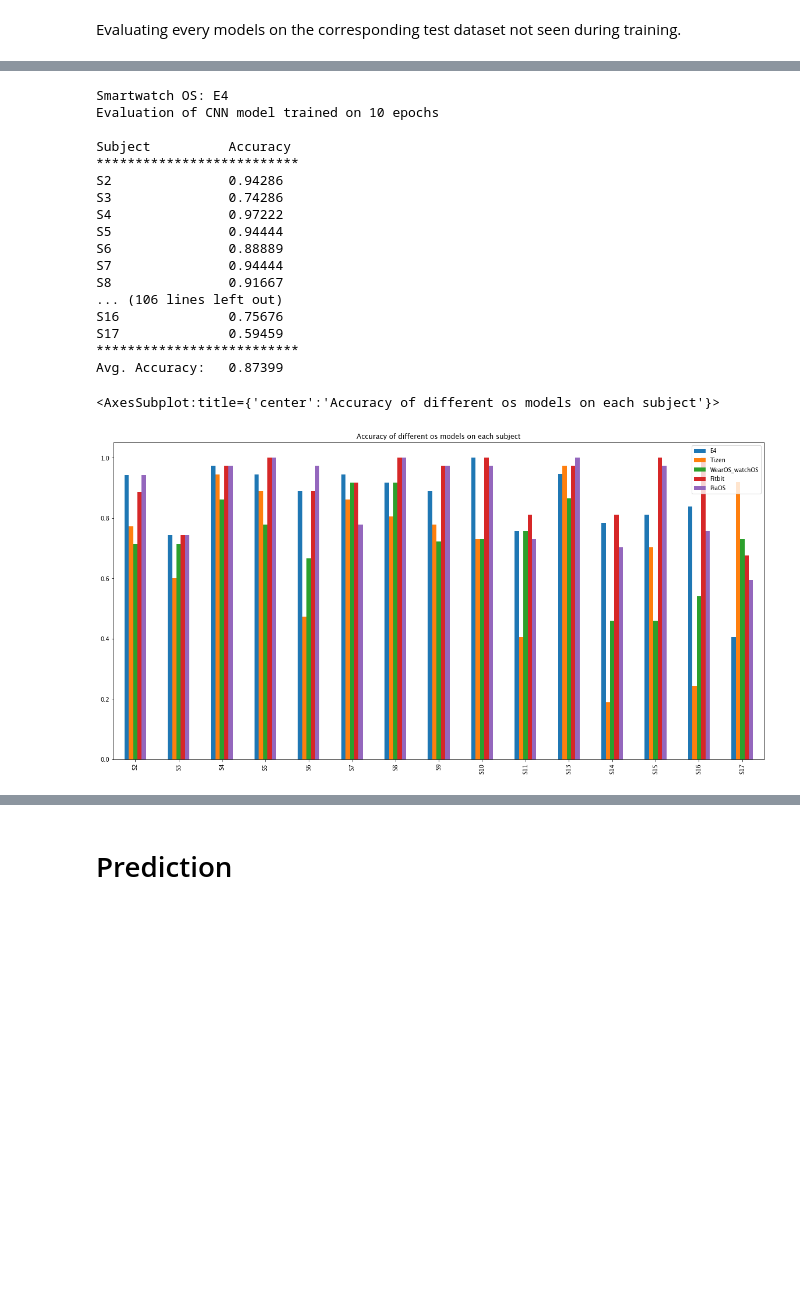
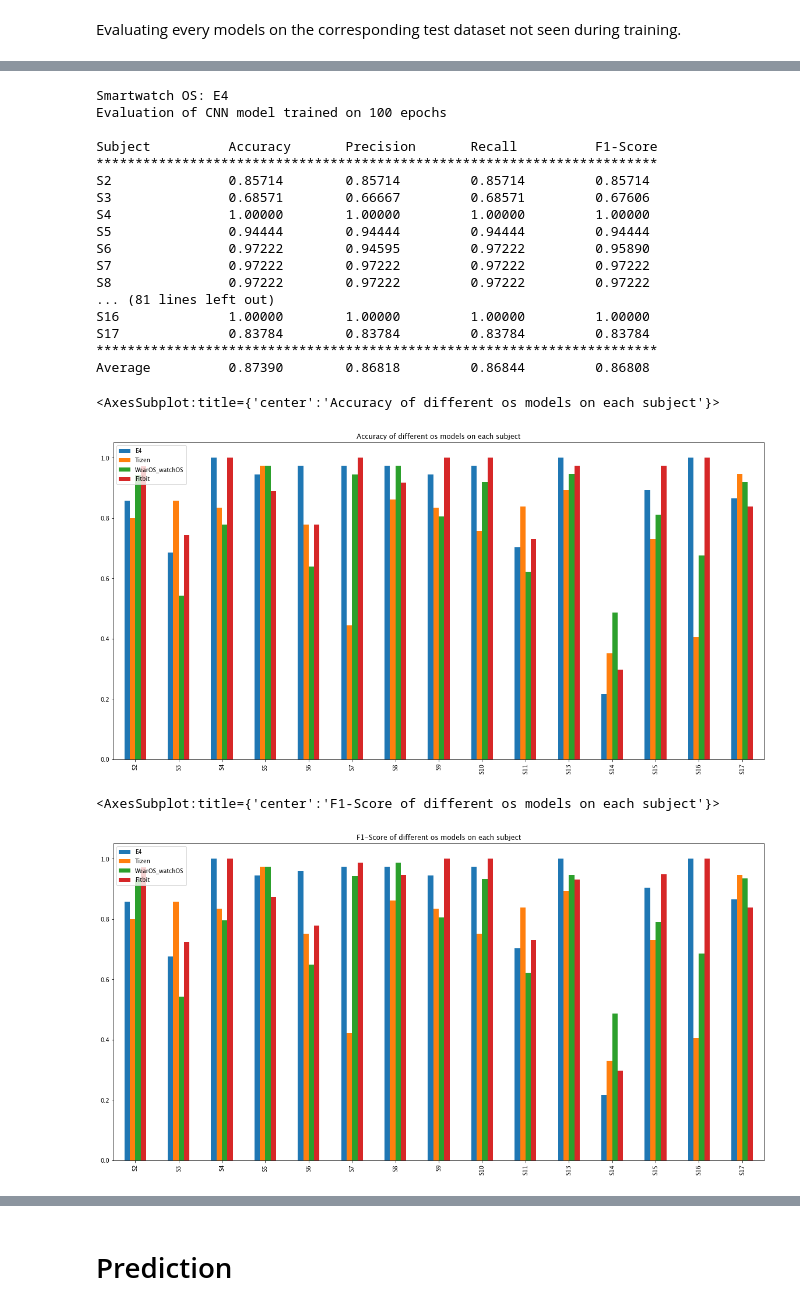
Before and after one commit to peasypi/Stress-Detection-From-Wearables, a Jupyter notebook: code/cnn.ipynb, the cells around one changed output, grey strips where cells are left out. Cells and saved outputs as stored; diff of their text form; code cells hidden in the pictures; blank space fills up the shorter version.

```diff
--- a/code/cnn.ipynb
+++ b/code/cnn.ipynb
@@ -280,7 +292,7 @@ SMARTWATCH_OS = {
     'Tizen': ['ACC_x', 'ACC_y', 'ACC_z', 'TEMP', 'BVP'],
     'WearOS_watchOS': ['ACC_x', 'ACC_y', 'ACC_z', 'TEMP'],
     'Fitbit': ['ACC_x', 'ACC_y', 'ACC_z', 'TEMP', 'EDA'],
-    'PiaOS': ['TEMP', 'EDA', 'BVP']
+    #'PiaOS': ['TEMP', 'EDA', 'BVP']
     }
 # %%
 def filter_for_smartwatch_os(smartwatch_os_name: str, all_subjects_X: list) -> list:
@@ -417,12 +436,17 @@ Evaluating every models on the corresponding test dataset not seen during traini
 # %%
 # Evaluating every models on the corresponding test dataset not seen during training.
-os_scores = {}
+os_scores_acc = {}
+os_scores_f1 = {}
 
 for os, signals in SMARTWATCH_OS.items():
 
     all_subjects_X_os = filter_for_smartwatch_os(os, all_subjects_X)
 
     all_accuracies = []
+    all_precisions = []
+    all_recalls = []
+    all_f1s = []
+
     for i, subject_id in enumerate(subject_ids):
         X_test = all_subjects_X_os[i]
         y_test = all_subjects_y[i]
@@ -435,34 +459,42 @@ for os, signals in SMARTWATCH_OS.items():
 
         model = tf.keras.models.load_model(model_path)
         accuracy = model.evaluate(X_test, y_test, verbose=0, )[1]
+        precision = model.evaluate(X_test, y_test, verbose=0, )[2]
+        recall = model.evaluate(X_test, y_test, verbose=0, )[3]
+        f1 = 2 * precision * recall / (precision + recall)
         all_accuracies.append(accuracy)
+        all_precisions.append(precision)
+        all_recalls.append(recall)
+        all_f1s.append(f1)
+
     print(f'Smartwatch OS: {os}')
     print(f'Evaluation of CNN model trained on {num_epochs} epochs\n')
-    print(f'Subject\t\t Accuracy')
-    print("**************************")
-    for i, accuracy in enumerate(all_accuracies):
-        print(f'S{subject_ids[i]}\t\t {round(accuracy, 5)}')
+    print(f'Subject\t\t Accuracy\tPrecision\tRecall\t\tF1-Score')
+    print("************************************************************************")
+    for i in range(len(all_accuracies)):
+        print(f'S{subject_ids[i]}\t\t {round(all_accuracies[i], 5):.5f}\t{round(all_precisions[i], 5):.5f}\t\t{round(all_recalls[i], 5):.5f}\t\t{round(all_f1s[i], 5):.5f}')
 
-    print("**************************")
-    print(f'Avg. Accuracy:\t {round(np.mean(all_accuracies), 5)}\n\n\n')
+    print("************************************************************************")
+    print(f'Average\t\t {round(np.mean(all_accuracies), 5):.5f}\t{round(np.mean(all_precisions), 5):.5f}\t\t{round(np.mean(all_recalls), 5):.5f}\t\t{round(np.mean(all_f1s), 5):.5f}\n\n\n')
 
-    os_scores[os] = all_accuracies
+    os_scores_acc[os] = all_accuracies
+    os_scores_f1[os] = all_f1s
 # %% [output]
 Smartwatch OS: E4
-Evaluation of CNN model trained on 10 epochs
+Evaluation of CNN model trained on 100 epochs
 
-Subject          Accuracy
-**************************
-S2               0.94286
-S3               0.74286
-S4               0.97222
-S5               0.94444
-S6               0.88889
-S7               0.94444
-S8               0.91667
-... (106 lines left out)
-S16              0.75676
-S17              0.59459
-**************************
-Avg. Accuracy:   0.87399
+Subject          Accuracy       Precision       Recall          F1-Score
+************************************************************************
+S2               0.85714        0.85714         0.85714         0.85714
+S3               0.68571        0.66667         0.68571         0.67606
+S4               1.00000        1.00000         1.00000         1.00000
+S5               0.94444        0.94444         0.94444         0.94444
+S6               0.97222        0.94595         0.97222         0.95890
+S7               0.97222        0.97222         0.97222         0.97222
+S8               0.97222        0.97222         0.97222         0.97222
+... (81 lines left out)
+S16              1.00000        1.00000         1.00000         1.00000
+S17              0.83784        0.83784         0.83784         0.83784
+************************************************************************
+Average          0.87390        0.86818         0.86844         0.86808
 # %%
@@ -473,7 +505,17 @@ df_os_scores.to_csv('os_scores.csv')
+# %%
+df_os_scores_f1 = pd.DataFrame(os_scores_f1)
+replacements = {l1:f'S{l2}' for l1, l2 in zip(groups_set, subject_ids)}
+df_os_scores_f1 = df_os_scores_f1.rename(replacements)
+df_os_scores_f1.to_csv('os_scores_f1.csv')
 # %%
-df_os_scores.plot.bar(figsize=(20,10), title='Accuracy of different os models on each subject')
+df_os_scores_acc.plot.bar(figsize=(20,10), title='Accuracy of different os models on each subject')
 # %% [output]
 <AxesSubplot:title={'center':'Accuracy of different os models on each subject'}>
-[figure, old version]
+[figure, new version]
+# %%
+df_os_scores_f1.plot.bar(figsize=(20,10), title='F1-Score of different os models on each subject')
+# %% [output]
+<AxesSubplot:title={'center':'F1-Score of different os models on each subject'}>
+[figure, added]
 # %%
 # bar plot of the accuracy of the different loso models
```
Also changed, not shown: parts of 10 cells of this notebook, 6 other files.
